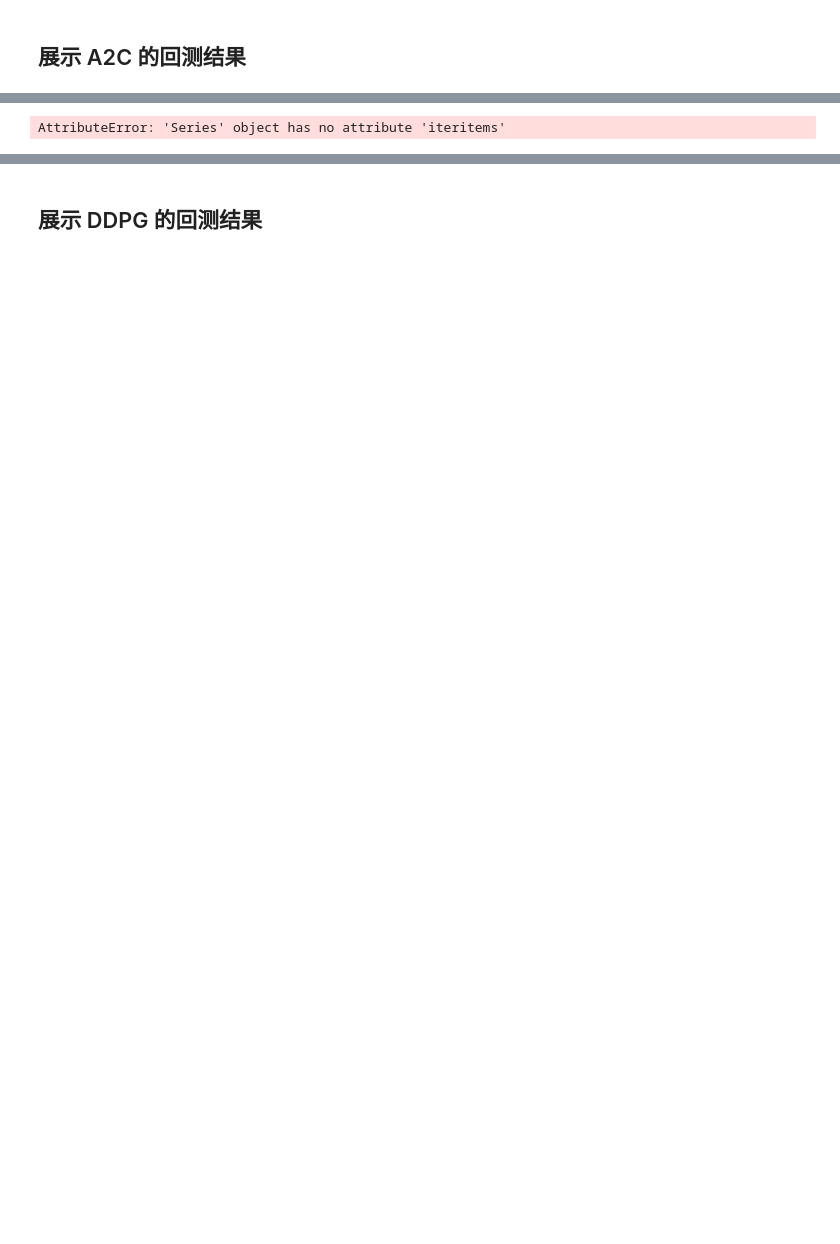
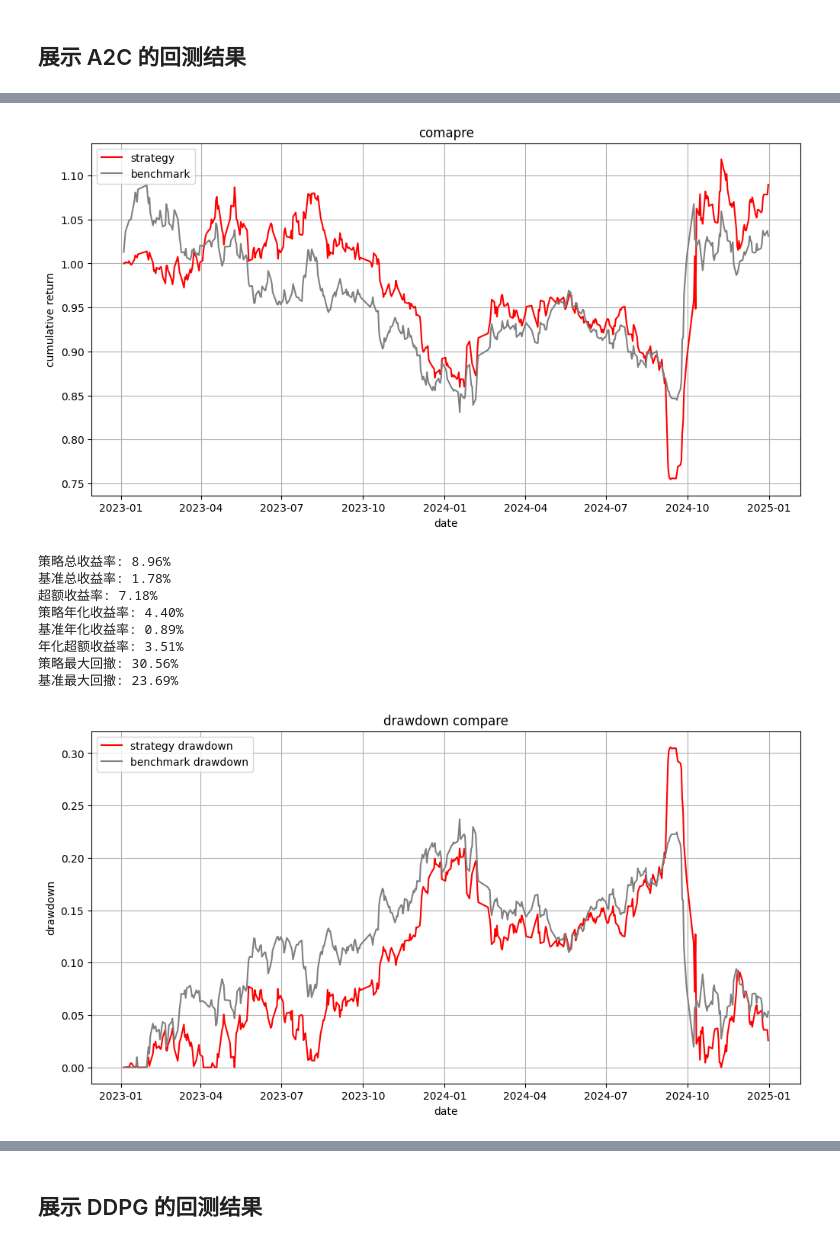
Before and after one commit to liuandian/rl-stock, a Jupyter notebook: plot_traded_result.ipynb, the cells around one changed output, grey strips where cells are left out. Saved outputs shown, nothing was run; the diff lists cells and outputs as text; code cells hidden in the pictures; blank space fills up the shorter version.

```diff
--- a/plot_traded_result.ipynb
+++ b/plot_traded_result.ipynb
@@ -99,9 +97,9 @@ result_account_value.plot(figsize = (20, 10))
 ## 展示 A2C 的回测结果
 # %%
 print("和 {} 指数进行比较".format(config.SSE_50_INDEX[0]))
-backtest_plot(a2c_account_value,
+simple_backtest_plot(a2c_account_value,
         baseline_start="20230101",
-        baseline_end="20240101",
+        baseline_end="20250101",
         baseline_ticker=config.SSE_50_INDEX,
         value_col_name = 'total_assets'
       )
@@ -113 +114,10 @@ DataFrame 的大小:  (242, 8)
+[figure, added]
-AttributeError: 'Series' object has no attribute 'iteritems'
+策略总收益率: 8.96%
+基准总收益率: 1.78%
+超额收益率: 7.18%
+策略年化收益率: 4.40%
+基准年化收益率: 0.89%
+年化超额收益率: 3.51%
+策略最大回撤: 30.56%
+基准最大回撤: 23.69%
+[figure, added]
```
Also changed, not shown: parts of 14 cells of this notebook, 17 other files.
